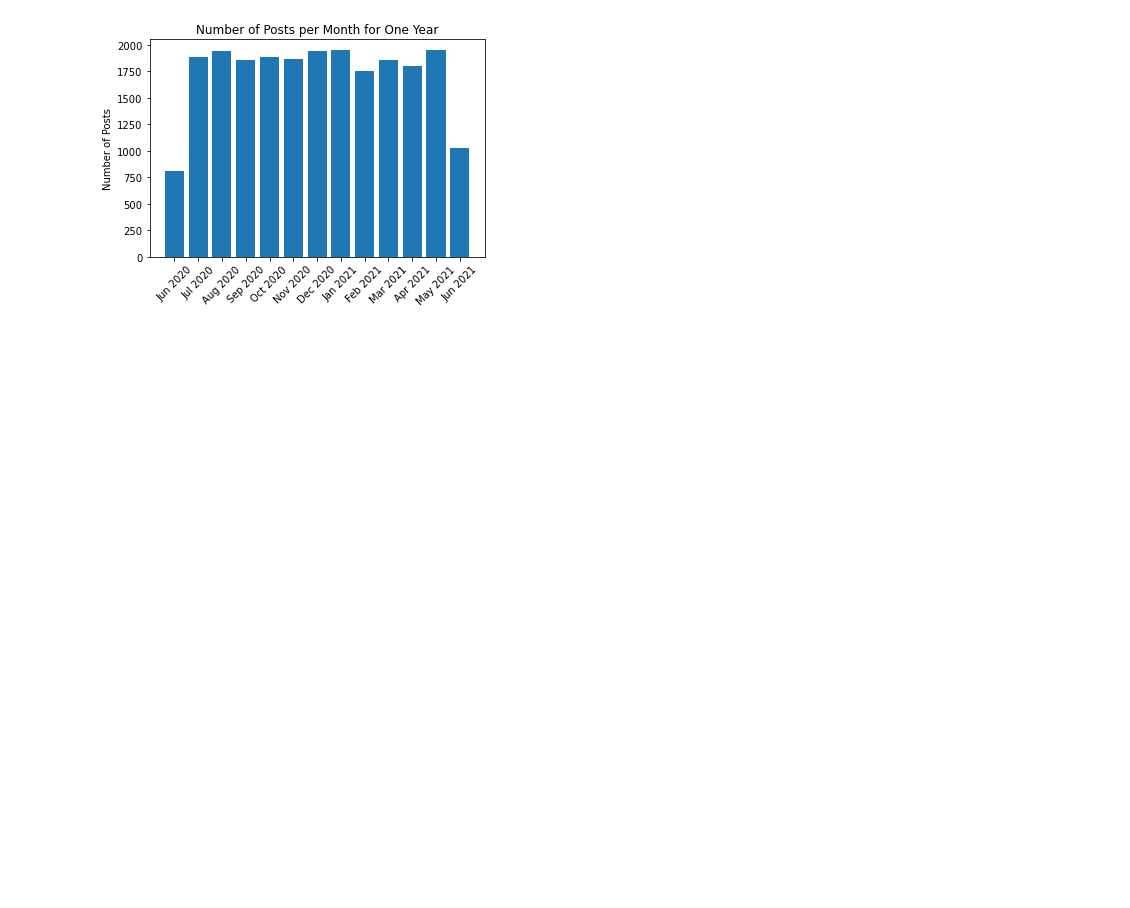
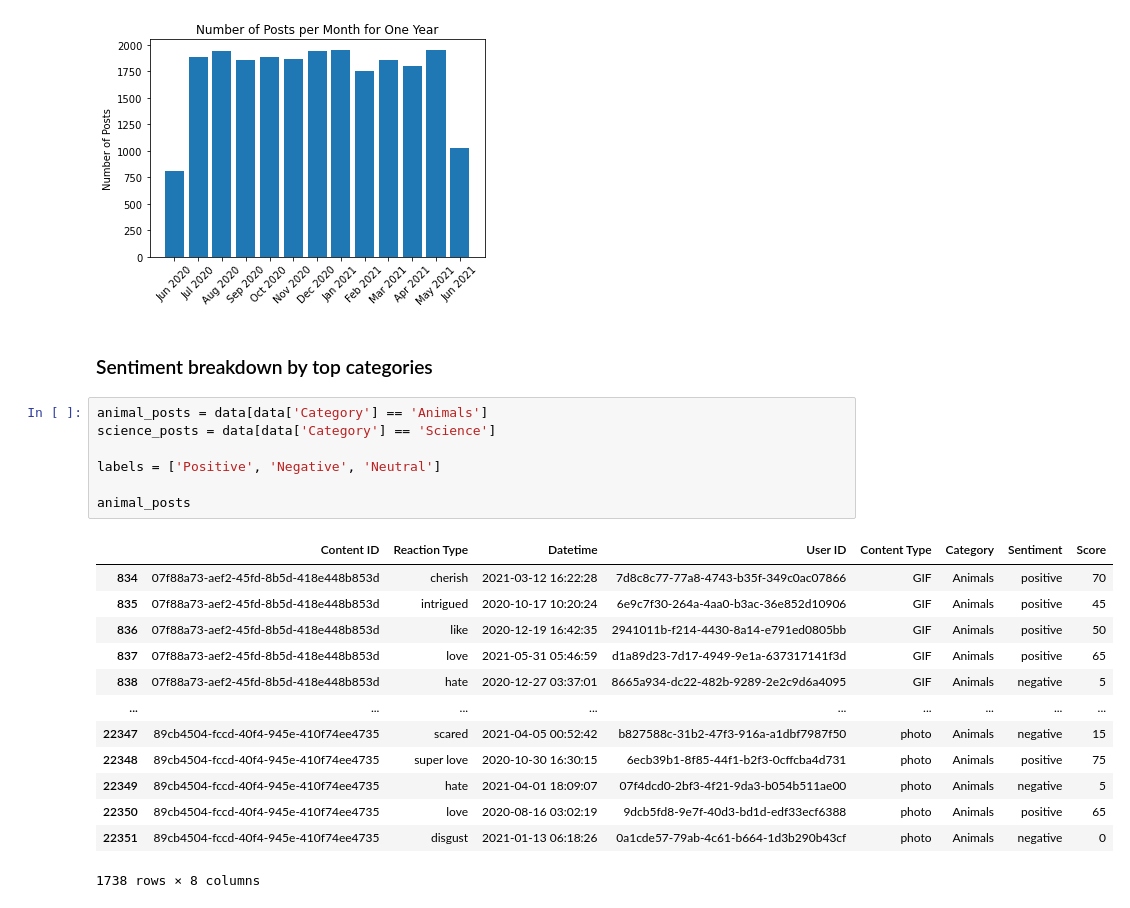
Before and after one commit to AnthonyCusi/Accenture-Virtual-Internship, a Jupyter notebook: acenture_data.ipynb, the cells around one changed output. Cells and saved outputs as stored; diff of their text form; blank space fills up the shorter version.

```diff
--- a/acenture_data.ipynb
+++ b/acenture_data.ipynb
@@ -360,3 +361,26 @@ plt.xticks(rotation='45')
 plt.show()
 # %% [output]
 [figure]
+# %% [markdown]
+### Sentiment breakdown by top categories
+# %%
+animal_posts = data[data['Category'] == 'Animals']
+science_posts = data[data['Category'] == 'Science']
+
+labels = ['Positive', 'Negative', 'Neutral']
+
+animal_posts
+# %% [output]
+|  | Content ID | Reaction Type | Datetime | User ID | Content Type | Category | Sentiment | Score |
+| 834 | 07f88a73-aef2-45fd-8b5d-418e448b853d | cherish | 2021-03-12 16:22:28 | 7d8c8c77-77a8-4743-b35f-349c0ac07866 | GIF | Animals | positive | 70 |
+| 835 | 07f88a73-aef2-45fd-8b5d-418e448b853d | intrigued | 2020-10-17 10:20:24 | 6e9c7f30-264a-4aa0-b3ac-36e852d10906 | GIF | Animals | positive | 45 |
+| 836 | 07f88a73-aef2-45fd-8b5d-418e448b853d | like | 2020-12-19 16:42:35 | 2941011b-f214-4430-8a14-e791ed0805bb | GIF | Animals | positive | 50 |
+| 837 | 07f88a73-aef2-45fd-8b5d-418e448b853d | love | 2021-05-31 05:46:59 | d1a89d23-7d17-4949-9e1a-637317141f3d | GIF | Animals | positive | 65 |
+| 838 | 07f88a73-aef2-45fd-8b5d-418e448b853d | hate | 2020-12-27 03:37:01 | 8665a934-dc22-482b-9289-2e2c9d6a4095 | GIF | Animals | negative | 5 |
+| ... | ... | ... | ... | ... | ... | ... | ... | ... |
+| 22347 | 89cb4504-fccd-40f4-945e-410f74ee4735 | scared | 2021-04-05 00:52:42 | b827588c-31b2-47f3-916a-a1dbf7987f50 | photo | Animals | negative | 15 |
+| 22348 | 89cb4504-fccd-40f4-945e-410f74ee4735 | super love | 2020-10-30 16:30:15 | 6ecb39b1-8f85-44f1-b2f3-0cffcba4d731 | photo | Animals | positive | 75 |
+| 22349 | 89cb4504-fccd-40f4-945e-410f74ee4735 | hate | 2021-04-01 18:09:07 | 07f4dcd0-2bf3-4f21-9da3-b054b511ae00 | photo | Animals | negative | 5 |
+| 22350 | 89cb4504-fccd-40f4-945e-410f74ee4735 | love | 2020-08-16 03:02:19 | 9dcb5fd8-9e7f-40d3-bd1d-edf33ecf6388 | photo | Animals | positive | 65 |
+| 22351 | 89cb4504-fccd-40f4-945e-410f74ee4735 | disgust | 2021-01-13 06:18:26 | 0a1cde57-79ab-4c61-b664-1d3b290b43cf | photo | Animals | negative | 0 |
+1738 rows × 8 columns
```
Also changed, not shown: parts of 3 cells of this notebook.
